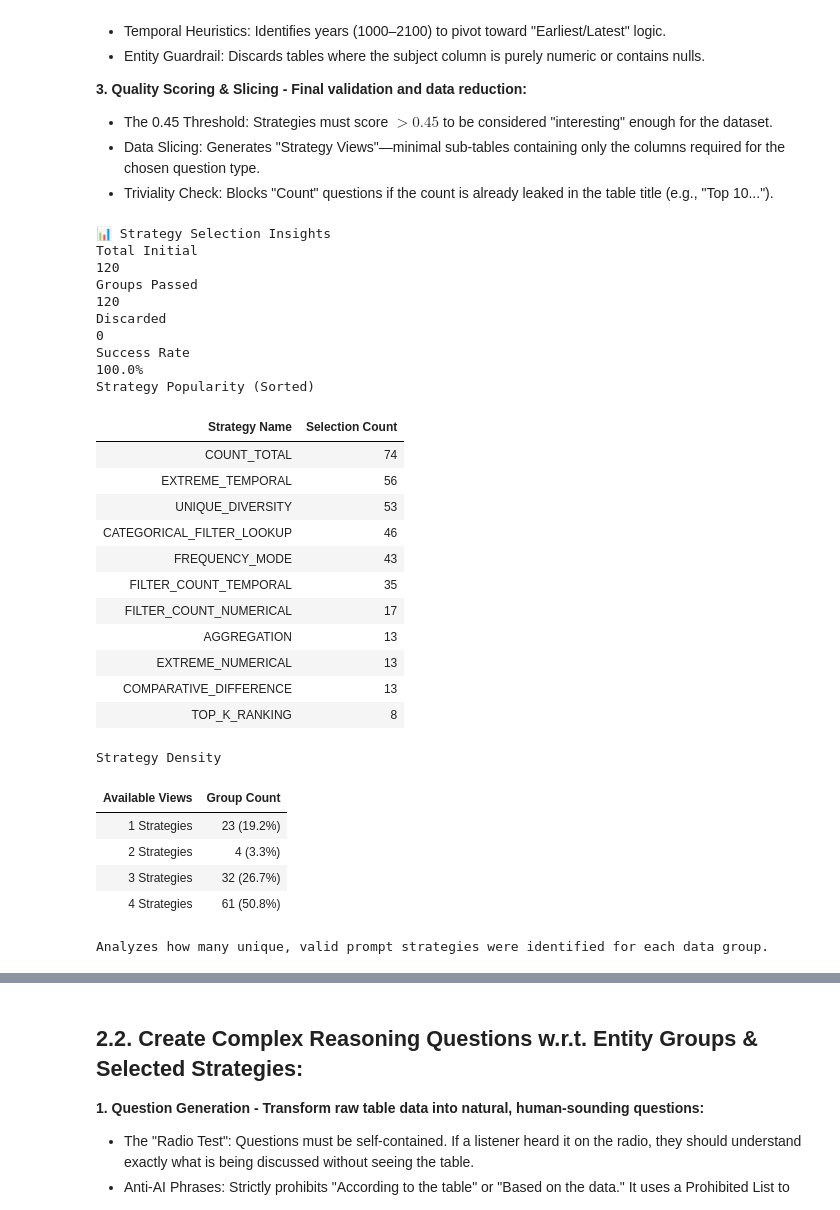
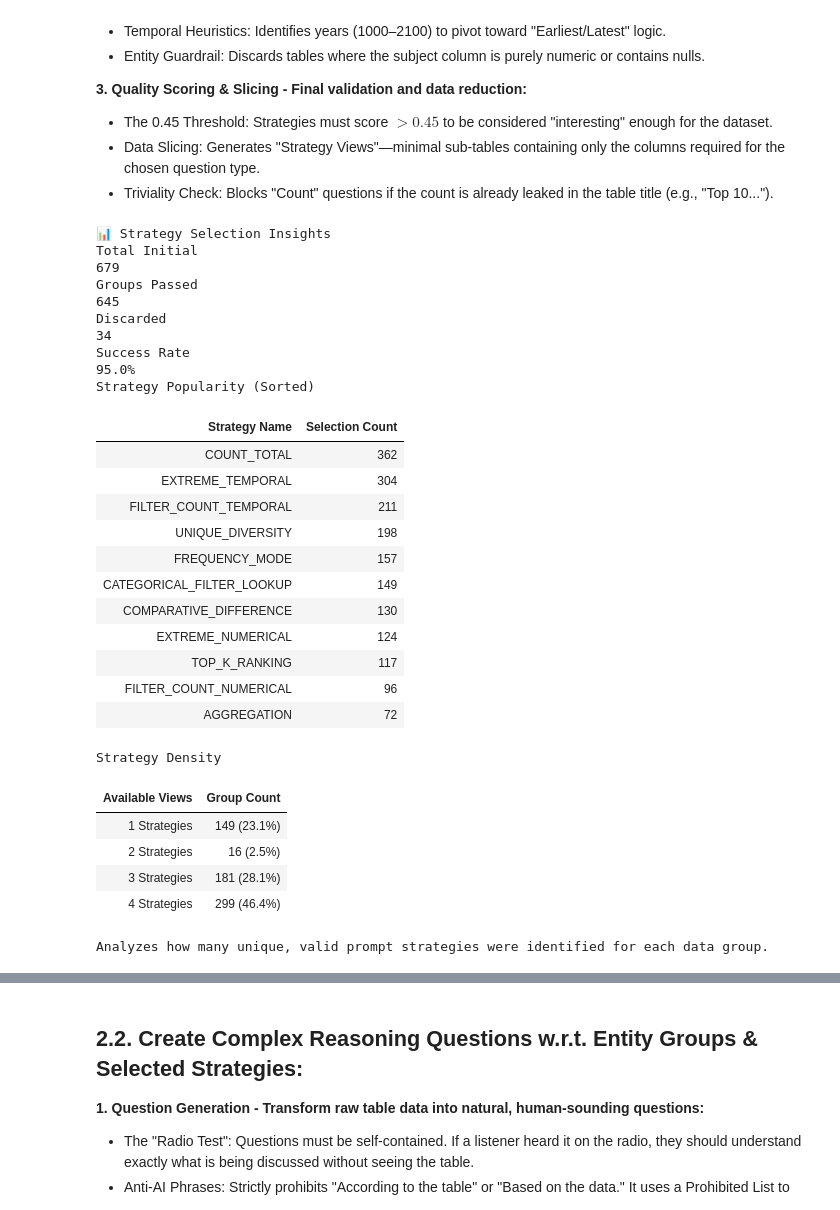
Before and after one commit to danielhk753/CLECK, a Jupyter notebook: notebooks/create_data.ipynb, the cells around one changed output, grey strips where cells are left out. Drawn from its saved outputs; the diff is of its cells as text; code cells hidden in the pictures.

```diff
--- a/notebooks/create_data.ipynb
+++ b/notebooks/create_data.ipynb
@@ -262,37 +263,37 @@ Failure Gallery
    - Data Slicing: Generates "Strategy Views"—minimal sub-tables containing only the columns required for the chosen question type.
    - Triviality Check: Blocks "Count" questions if the count is already leaked in the table title (e.g., "Top 10...").
 # %%
-selector = StrategySelector(load_json(os.path.join(REPO_PATH, "data_files/valid_groups.json")))
+selector = StrategySelector(load_json(os.path.join(REPO_PATH, "data_files/intermediate_files/valid_groups.json")))
 selector.get_strategies()
 # %% [output]
 📊 Strategy Selection Insights
 Total Initial
-120
+679
 Groups Passed
-120
+645
 Discarded
-0
+34
 Success Rate
-100.0%
+95.0%
 Strategy Popularity (Sorted)
 | Strategy Name | Selection Count |
-| COUNT_TOTAL | 74 |
-| EXTREME_TEMPORAL | 56 |
-| UNIQUE_DIVERSITY | 53 |
-| CATEGORICAL_FILTER_LOOKUP | 46 |
-| FREQUENCY_MODE | 43 |
-| FILTER_COUNT_TEMPORAL | 35 |
-| FILTER_COUNT_NUMERICAL | 17 |
-| AGGREGATION | 13 |
-| EXTREME_NUMERICAL | 13 |
-| COMPARATIVE_DIFFERENCE | 13 |
-| TOP_K_RANKING | 8 |
+| COUNT_TOTAL | 362 |
+| EXTREME_TEMPORAL | 304 |
+| FILTER_COUNT_TEMPORAL | 211 |
+| UNIQUE_DIVERSITY | 198 |
+| FREQUENCY_MODE | 157 |
+| CATEGORICAL_FILTER_LOOKUP | 149 |
+| COMPARATIVE_DIFFERENCE | 130 |
+| EXTREME_NUMERICAL | 124 |
+| TOP_K_RANKING | 117 |
+| FILTER_COUNT_NUMERICAL | 96 |
+| AGGREGATION | 72 |
 Strategy Density
 | Available Views | Group Count |
-| 1 Strategies | 23 (19.2%) |
-| 2 Strategies | 4 (3.3%) |
-| 3 Strategies | 32 (26.7%) |
-| 4 Strategies | 61 (50.8%) |
+| 1 Strategies | 149 (23.1%) |
+| 2 Strategies | 16 (2.5%) |
+| 3 Strategies | 181 (28.1%) |
+| 4 Strategies | 299 (46.4%) |
 Analyzes how many unique, valid prompt strategies were identified for each data group.
 # %%
 selector.debug_strategy_samples("CATEGORICAL_FILTER_LOOKUP")
```
Also changed, not shown: parts of 6 cells of this notebook, 9 other files.
